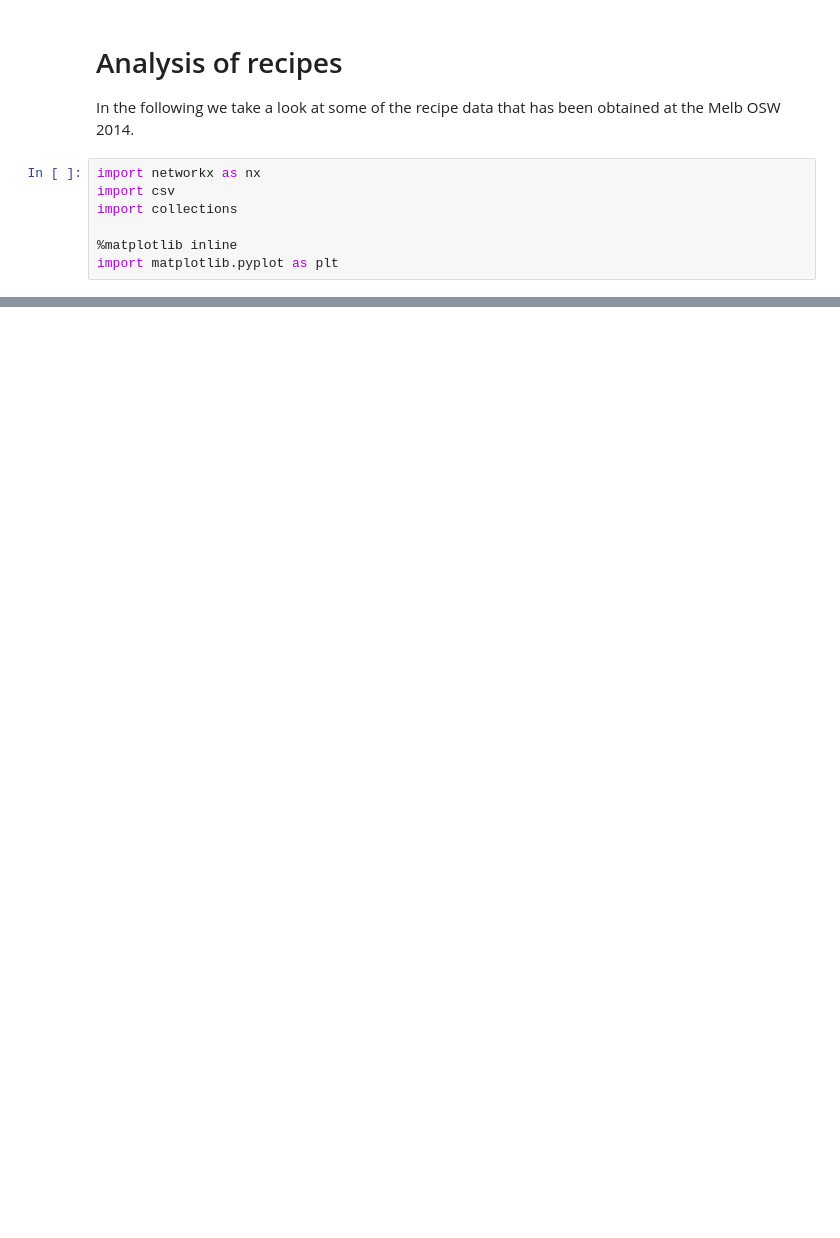
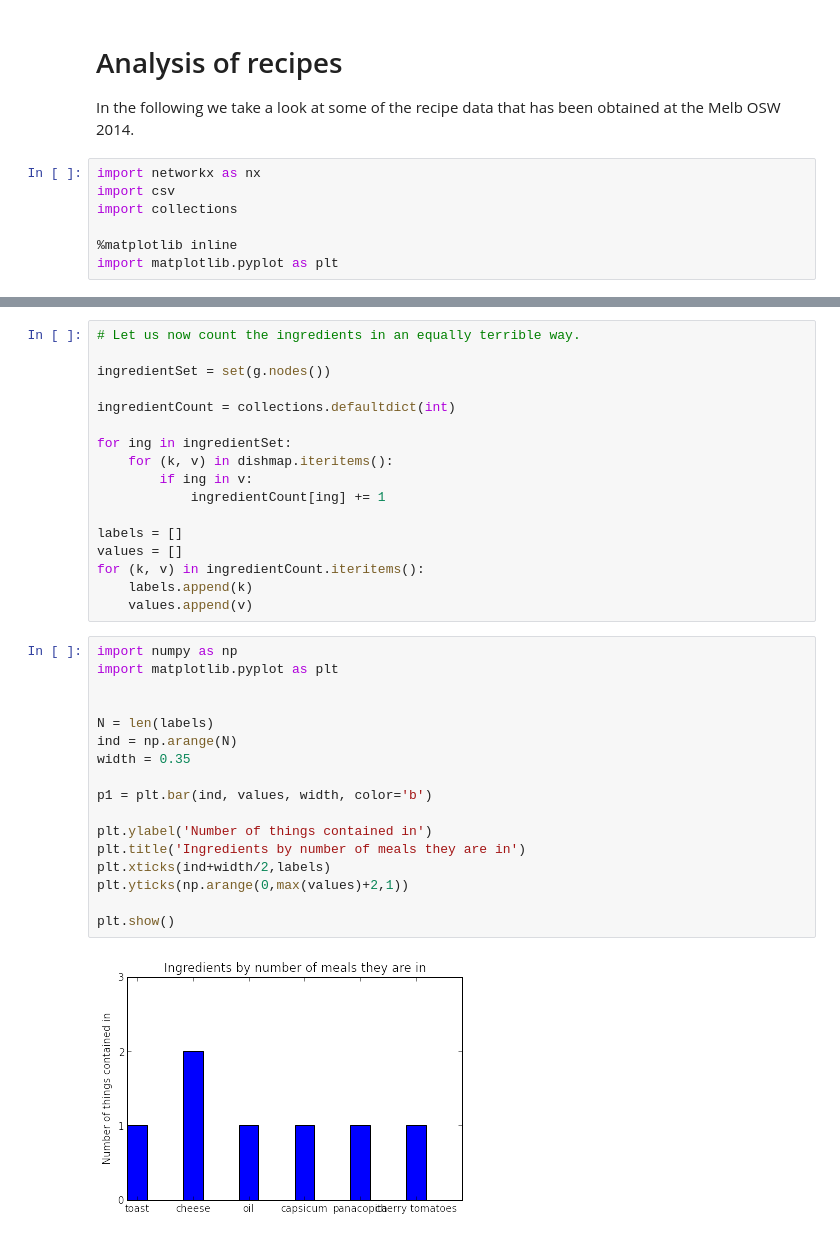
Before and after one commit to ron93/recipes, a Jupyter notebook: analyse_recipes.ipynb, the cells around one changed output, grey strips where cells are left out. Saved outputs shown, nothing was run; the diff lists cells and outputs as text; blank space fills up the shorter version.

```diff
--- a/analyse_recipes.ipynb
+++ b/analyse_recipes.ipynb
@@ -44,0 +48,36 @@ nx.draw(g, pos)
+# %%
+# Let us now count the ingredients in an equally terrible way.
+
+ingredientSet = set(g.nodes())
+
+ingredientCount = collections.defaultdict(int)
+
+for ing in ingredientSet:
+    for (k, v) in dishmap.iteritems():
+        if ing in v:
+            ingredientCount[ing] += 1
+
+labels = []
+values = []
+for (k, v) in ingredientCount.iteritems():
+    labels.append(k)
+    values.append(v)
+# %%
+import numpy as np
+import matplotlib.pyplot as plt
+
+
+N = len(labels)
+ind = np.arange(N)
+width = 0.35
+
+p1 = plt.bar(ind, values, width, color='b')
+
+plt.ylabel('Number of things contained in')
+plt.title('Ingredients by number of meals they are in')
+plt.xticks(ind+width/2,labels)
+plt.yticks(np.arange(0,max(values)+2,1))
+
+plt.show()
+# %% [output]
+[figure, added]
```
Also changed, not shown: parts of 2 cells of this notebook.
